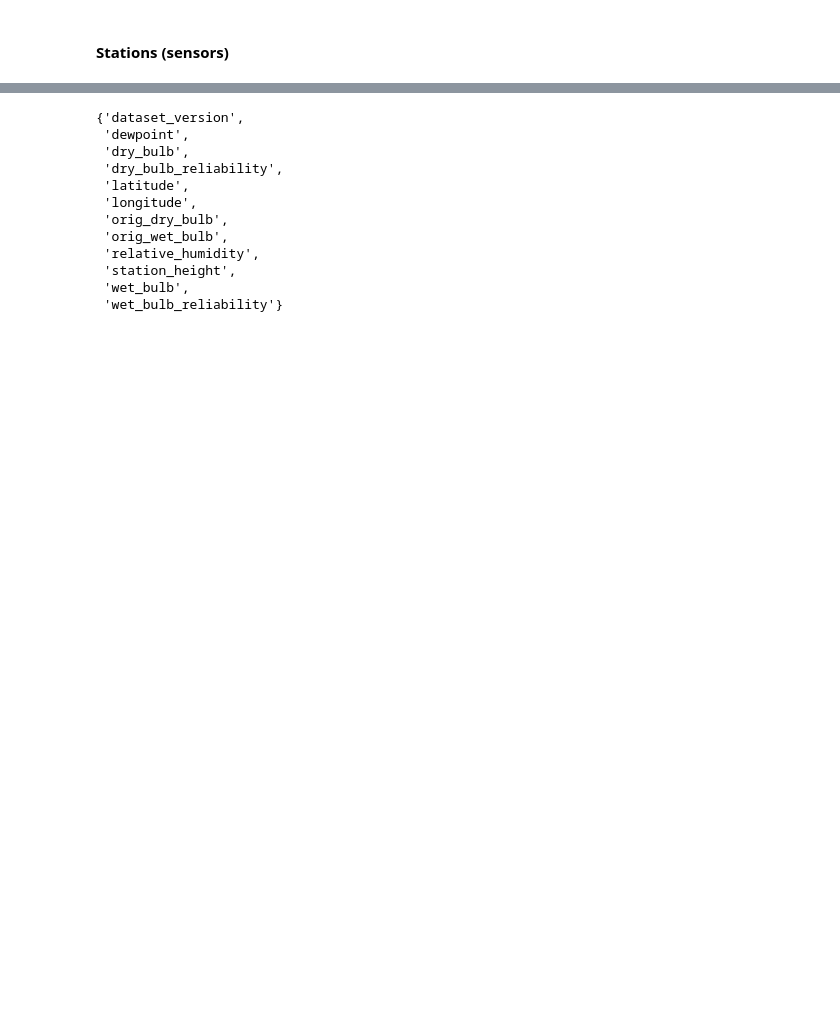
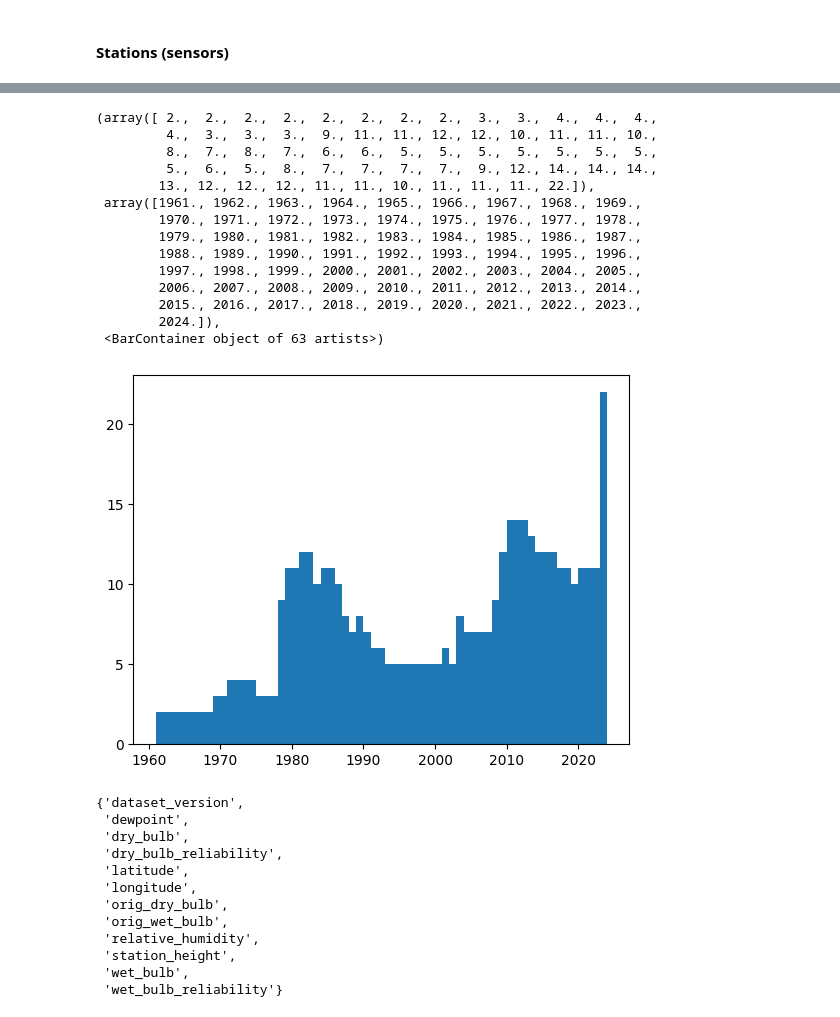
Before and after one commit to LennoxC/convcnp-assim-nz, a Jupyter notebook: notebooks/eda/netCDF_visualise.ipynb, the cells around one changed output, grey strips where cells are left out. Saved outputs shown, nothing was run; the diff lists cells and outputs as text; code cells hidden in the pictures; blank space fills up the shorter version.

```diff
--- a/notebooks/eda/netCDF_visualise.ipynb
+++ b/notebooks/eda/netCDF_visualise.ipynb
@@ -120,6 +154,7 @@ filepath_home = os.path.join(get_env_var('DATA_HOME'),
 files = os.listdir(filepath_home)
 
 unique_sensor_readings = []
+years = [] # form a histogram of years with data
 
 for f in files:
     if f.endswith('.nc') is False:
@@ -127,9 +162,31 @@ for f in files:
 
     load_sensor_file = os.path.join(filepath_home, f)
     sensor_data = xr.open_dataset(load_sensor_file)
+
+
     unique_sensor_readings.extend(list(sensor_data.data_vars))
+    years.extend(set(sensor_data.time.dt.year.values))
 
 unique_sensor_readings = set(unique_sensor_readings)
+# %%
+import matplotlib.pyplot as plt
+plt.hist(years, bins=(len(set(years))-1))
+# %% [output]
+(array([ 2.,  2.,  2.,  2.,  2.,  2.,  2.,  2.,  3.,  3.,  4.,  4.,  4.,
+         4.,  3.,  3.,  3.,  9., 11., 11., 12., 12., 10., 11., 11., 10.,
+         8.,  7.,  8.,  7.,  6.,  6.,  5.,  5.,  5.,  5.,  5.,  5.,  5.,
+         5.,  6.,  5.,  8.,  7.,  7.,  7.,  7.,  9., 12., 14., 14., 14.,
+        13., 12., 12., 12., 11., 11., 10., 11., 11., 11., 22.]),
+ array([1961., 1962., 1963., 1964., 1965., 1966., 1967., 1968., 1969.,
+        1970., 1971., 1972., 1973., 1974., 1975., 1976., 1977., 1978.,
+        1979., 1980., 1981., 1982., 1983., 1984., 1985., 1986., 1987.,
+        1988., 1989., 1990., 1991., 1992., 1993., 1994., 1995., 1996.,
+        1997., 1998., 1999., 2000., 2001., 2002., 2003., 2004., 2005.,
+        2006., 2007., 2008., 2009., 2010., 2011., 2012., 2013., 2014.,
+        2015., 2016., 2017., 2018., 2019., 2020., 2021., 2022., 2023.,
+        2024.]),
+ <BarContainer object of 63 artists>)
+[figure, added]
 # %%
 unique_sensor_readings
 # %% [output]
```
Also changed, not shown: parts of 7 cells of this notebook, 5 other files.
